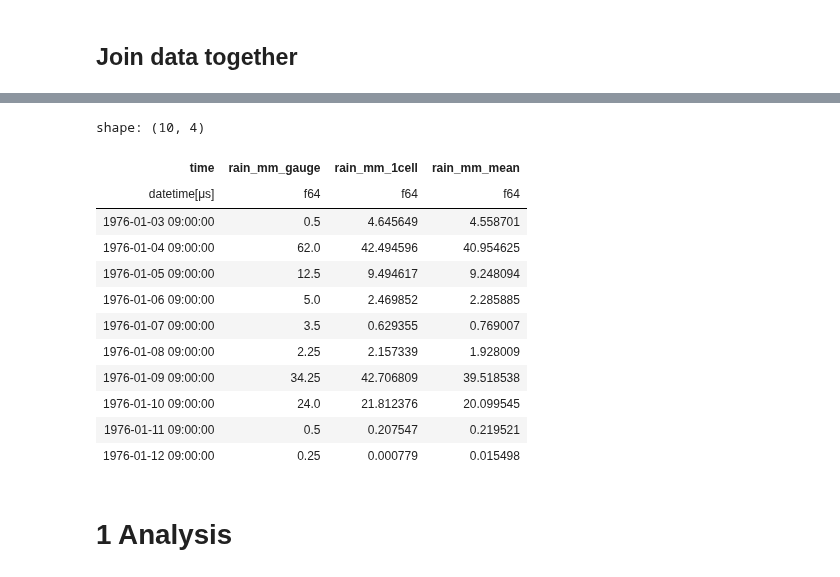
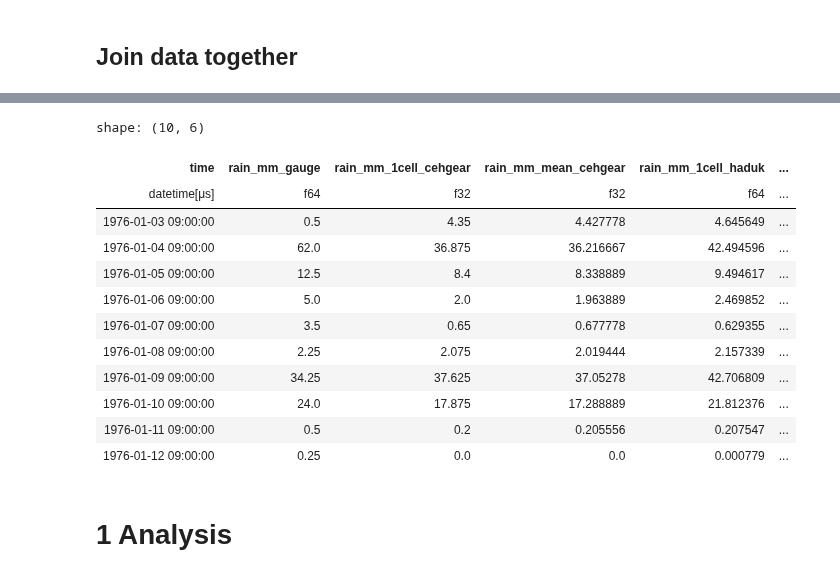
Before and after one commit to Thomasjkeel/FDRI-comparing-rainfall-data-in-upper-severn, a Jupyter notebook: Carreg_wen_gauge_vs_grid.ipynb, the cells around one changed output, grey strips where cells are left out. Drawn from its saved outputs; the diff is of its cells as text; code cells hidden in the pictures.

```diff
--- a/Carreg_wen_gauge_vs_grid.ipynb
+++ b/Carreg_wen_gauge_vs_grid.ipynb
@@ -57,0 +47,16 @@ KeyError: "not all values found in index 'easting'. Try setting the `method` key
+# %%
+## join data together
+ceh_carreg_all = ceh_carreg_mean.join(ceh_carreg_1cell, on='time')
+
+## overwrite value to be 9 am NOTE: messy but necessary for how the data has been stored
+ceh_carreg_all = ceh_carreg_all.with_columns(
+    pl.datetime(
+        pl.col("time").dt.year(),
+        pl.col("time").dt.month(),
+        pl.col("time").dt.day(),
+        9,
+        pl.col("time").dt.minute(),
+        pl.col("time").dt.second(),
+    ).alias('time')
+)
+ceh_carreg_all
@@ -146,22 +187,28 @@ shape: (12_783, 2)
 # %%
-carreg_rain_data = gauge_carreg.join(haduk_carreg_all, on='time')
-carreg_rain_data = carreg_rain_data.select(['time', f'{RAIN_COL}_gauge', f'{RAIN_COL}_1cell', f'{RAIN_COL}_mean']) # reorder
+carreg_rain_data = gauge_carreg.join(ceh_carreg_all, on='time')
+carreg_rain_data = carreg_rain_data.join(haduk_carreg_all, on='time', suffix='_haduk')
+carreg_rain_data = carreg_rain_data.rename({f'{RAIN_COL}_mean': f'{RAIN_COL}_mean_cehgear',\
+                    f'{RAIN_COL}_1cell': f'{RAIN_COL}_1cell_cehgear'})
+
+carreg_rain_data = carreg_rain_data.select(['time', f'{RAIN_COL}_gauge',\
+                    f'{RAIN_COL}_1cell_cehgear', f'{RAIN_COL}_mean_cehgear',\
+                    f'{RAIN_COL}_1cell_haduk', f'{RAIN_COL}_mean_haduk']) # reorder
 carreg_rain_data = carreg_rain_data.drop_nans() # drop_nans
 carreg_rain_data.head(10)
 # %% [output]
-shape: (10, 4)
+shape: (10, 6)
-| time | rain_mm_gauge | rain_mm_1cell | rain_mm_mean |
-| datetime[μs] | f64 | f64 | f64 |
-| 1976-01-03 09:00:00 | 0.5 | 4.645649 | 4.558701 |
-| 1976-01-04 09:00:00 | 62.0 | 42.494596 | 40.954625 |
-| 1976-01-05 09:00:00 | 12.5 | 9.494617 | 9.248094 |
-| 1976-01-06 09:00:00 | 5.0 | 2.469852 | 2.285885 |
-| 1976-01-07 09:00:00 | 3.5 | 0.629355 | 0.769007 |
-| 1976-01-08 09:00:00 | 2.25 | 2.157339 | 1.928009 |
-| 1976-01-09 09:00:00 | 34.25 | 42.706809 | 39.518538 |
-| 1976-01-10 09:00:00 | 24.0 | 21.812376 | 20.099545 |
-| 1976-01-11 09:00:00 | 0.5 | 0.207547 | 0.219521 |
-| 1976-01-12 09:00:00 | 0.25 | 0.000779 | 0.015498 |
+| time | rain_mm_gauge | rain_mm_1cell_cehgear | rain_mm_mean_cehgear | rain_mm_1cell_haduk | ... |
+| datetime[μs] | f64 | f32 | f32 | f64 | ... |
+| 1976-01-03 09:00:00 | 0.5 | 4.35 | 4.427778 | 4.645649 | ... |
+| 1976-01-04 09:00:00 | 62.0 | 36.875 | 36.216667 | 42.494596 | ... |
+| 1976-01-05 09:00:00 | 12.5 | 8.4 | 8.338889 | 9.494617 | ... |
+| 1976-01-06 09:00:00 | 5.0 | 2.0 | 1.963889 | 2.469852 | ... |
+| 1976-01-07 09:00:00 | 3.5 | 0.65 | 0.677778 | 0.629355 | ... |
+| 1976-01-08 09:00:00 | 2.25 | 2.075 | 2.019444 | 2.157339 | ... |
+| 1976-01-09 09:00:00 | 34.25 | 37.625 | 37.05278 | 42.706809 | ... |
+| 1976-01-10 09:00:00 | 24.0 | 17.875 | 17.288889 | 21.812376 | ... |
+| 1976-01-11 09:00:00 | 0.5 | 0.2 | 0.205556 | 0.207547 | ... |
+| 1976-01-12 09:00:00 | 0.25 | 0.0 | 0.0 | 0.000779 | ... |
 # %% [markdown]
 # 1 Analysis
 # %%
```
Also changed, not shown: parts of 25 cells of this notebook.
